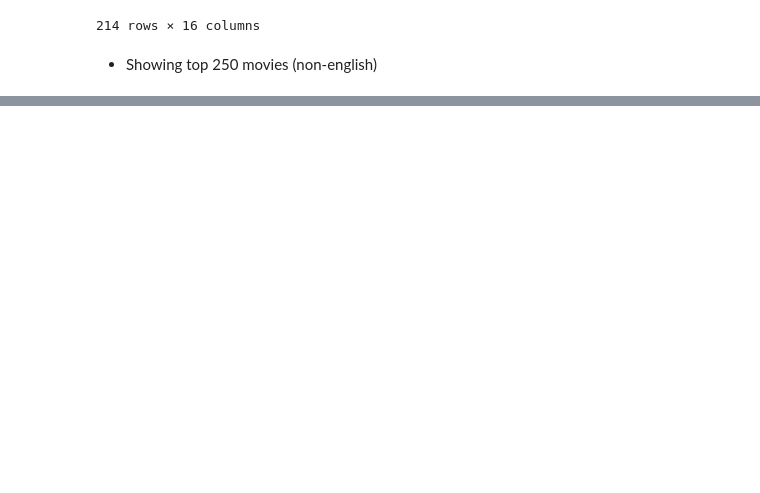
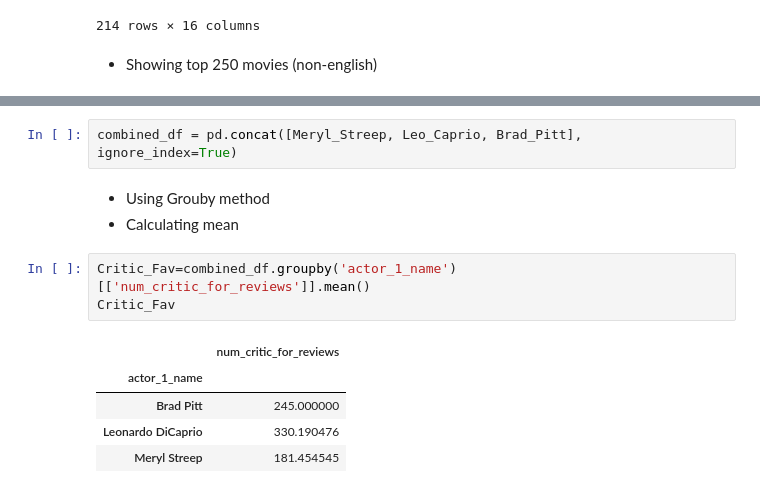
Before and after one commit to nanoCHI/IMDB-Movie-Analysis, a Jupyter notebook: IMDB_Movie_Analysis.ipynb, the cells around one changed output, grey strips where cells are left out. Saved outputs shown, nothing was run; the diff lists cells and outputs as text; blank space fills up the shorter version.

```diff
--- a/IMDB_Movie_Analysis.ipynb
+++ b/IMDB_Movie_Analysis.ipynb
@@ -224,0 +280,15 @@ IMDB_Top_250[IMDB_Top_250['language']!='English'].sort_values(by='imdb_score',as
+# %%
+combined_df = pd.concat([Meryl_Streep, Leo_Caprio, Brad_Pitt], ignore_index=True)
+# %% [markdown]
+
+* Using Grouby method
+* Calculating mean
+# %%
+Critic_Fav=combined_df.groupby('actor_1_name')[['num_critic_for_reviews']].mean()
+Critic_Fav
+# %% [output]
+|  | num_critic_for_reviews |
+| actor_1_name |  |
+| Brad Pitt | 245.000000 |
+| Leonardo DiCaprio | 330.190476 |
+| Meryl Streep | 181.454545 |
```
Also changed, not shown: parts of 16 cells of this notebook.
